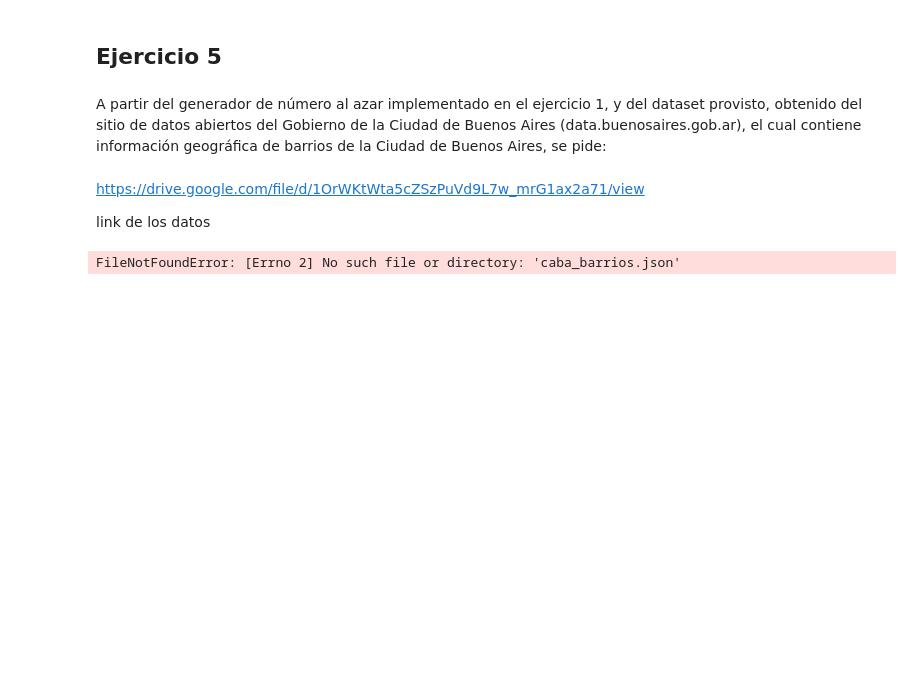
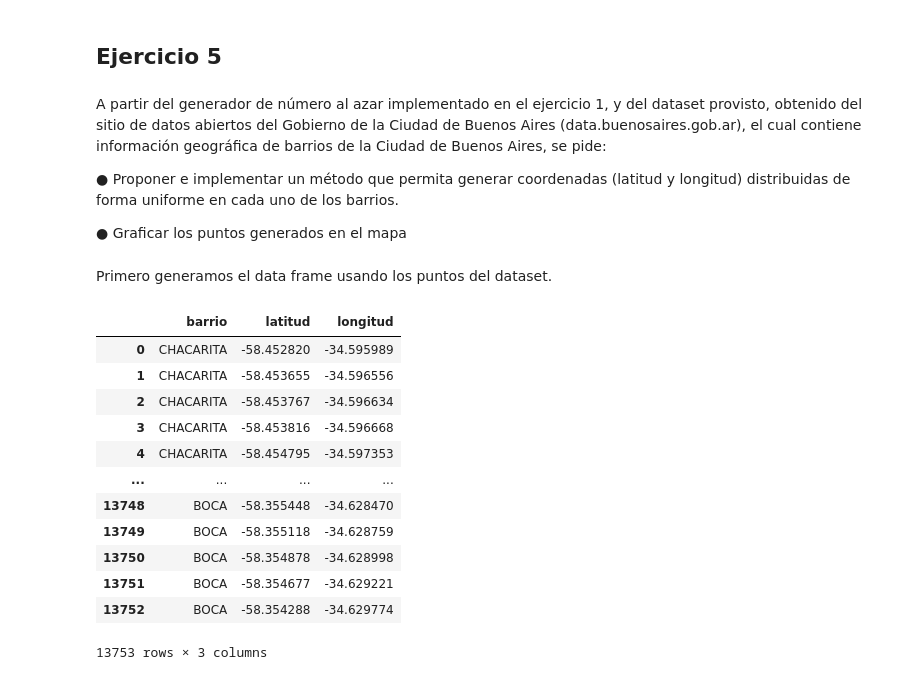
Before and after one commit to delpinor/tp-simulacion, a Jupyter notebook: TP1/ej_01.ipynb, the cells around one changed output. Cells and saved outputs as stored; diff of their text form; code cells hidden in the pictures; blank space fills up the shorter version.

```diff
--- a/TP1/ej_01.ipynb
+++ b/TP1/ej_01.ipynb
@@ -888,10 +889,13 @@ De nuevo, la probabilidad da similar estimandola de ambas formas
 ## Ejercicio 5
 # %% [markdown]
 A partir del generador de número al azar implementado en el ejercicio 1, y del dataset provisto, obtenido del sitio de datos abiertos del Gobierno de la Ciudad de Buenos Aires (data.buenosaires.gob.ar), el cual contiene información geográfica de barrios de la Ciudad de Buenos Aires, se pide:
+
+● Proponer e implementar un método que permita generar coordenadas (latitud y longitud) distribuidas
+de forma uniforme en cada uno de los barrios.
+
+● Graficar los puntos generados en el mapa
-# %% [markdown]
-https://drive.google.com/file/d/1OrWKtWta5cZSzPuVd9L7w_mrG1ax2a71/view
-
-link de los datos
+# %% [markdown]
+Primero generamos el data frame usando los puntos del dataset.
 # %%
 def create_data_frame():
     with open('caba_barrios.json') as f:
@@ -908,8 +912,20 @@ def create_data_frame():
                 df_barrios = df_barrios.append(nueva_fila, ignore_index=True)
 
         return df_barrios
-# %%
-df_barrios = create_data_frame()
-print(df_barrios)
-# %% [output]
-FileNotFoundError: [Errno 2] No such file or directory: 'caba_barrios.json'
+# %%
+df_capital_federal = create_data_frame()
+df_capital_federal
+# %% [output]
+|  | barrio | latitud | longitud |
+| 0 | CHACARITA | -58.452820 | -34.595989 |
+| 1 | CHACARITA | -58.453655 | -34.596556 |
+| 2 | CHACARITA | -58.453767 | -34.596634 |
+| 3 | CHACARITA | -58.453816 | -34.596668 |
+| 4 | CHACARITA | -58.454795 | -34.597353 |
+| ... | ... | ... | ... |
+| 13748 | BOCA | -58.355448 | -34.628470 |
+| 13749 | BOCA | -58.355118 | -34.628759 |
+| 13750 | BOCA | -58.354878 | -34.628998 |
+| 13751 | BOCA | -58.354677 | -34.629221 |
+| 13752 | BOCA | -58.354288 | -34.629774 |
+13753 rows × 3 columns
```
Also changed, not shown: parts of 49 cells of this notebook, 1 other file.
